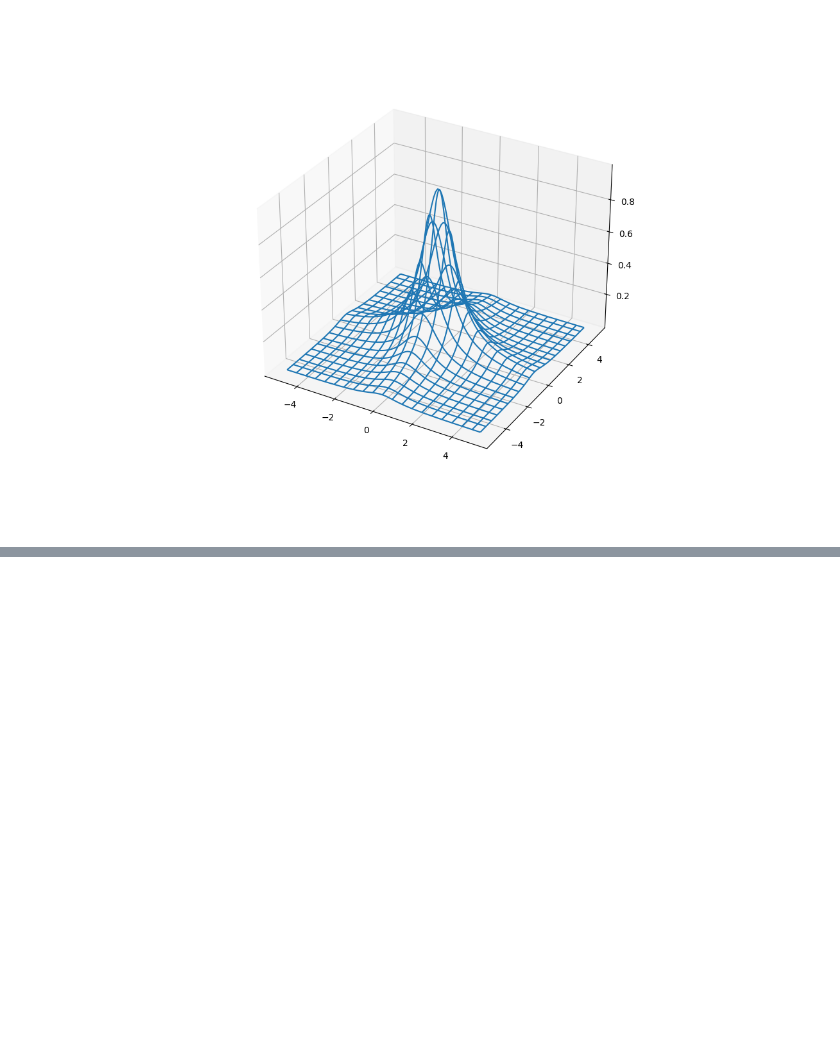
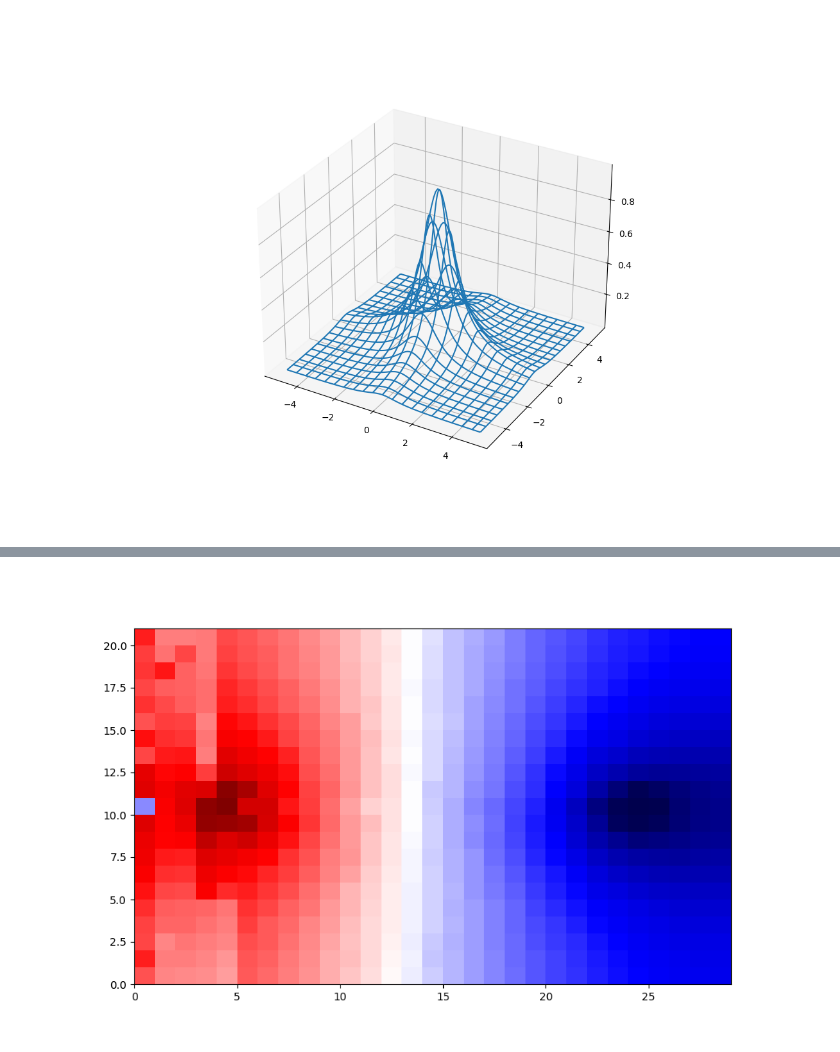
Before and after one commit to Jondesan/python_workshop, a Jupyter notebook: fft/workshop_notebook.ipynb, the cells around one changed output, grey strips where cells are left out. Drawn from its saved outputs; the diff is of its cells as text; code cells hidden in the pictures; blank space fills up the shorter version.

```diff
--- a/fft/workshop_notebook.ipynb
+++ b/fft/workshop_notebook.ipynb
@@ -191,0 +217,4 @@ plt.show()
+# %%
+# Load in the equipotential dataset, courtesy of Simo Soini
+df = pd.read_csv('equipotential.csv', index_col=0, header=0)
+df
@@ -191,0 +240,6 @@ plt.show()
+# %%
+ax = plt.figure(figsize=(10,6)).add_subplot()
+ax.pcolormesh(df, cmap='seismic')
+plt.show()
+# %% [output]
+[figure, added]
```
Also changed, not shown: parts of 10 cells of this notebook, 1 other file.
